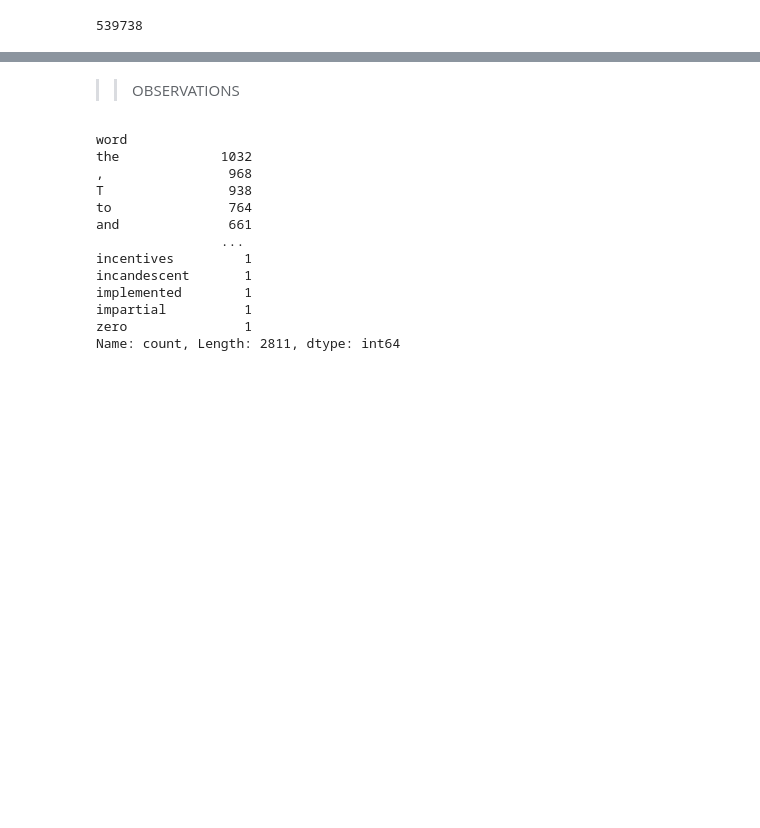
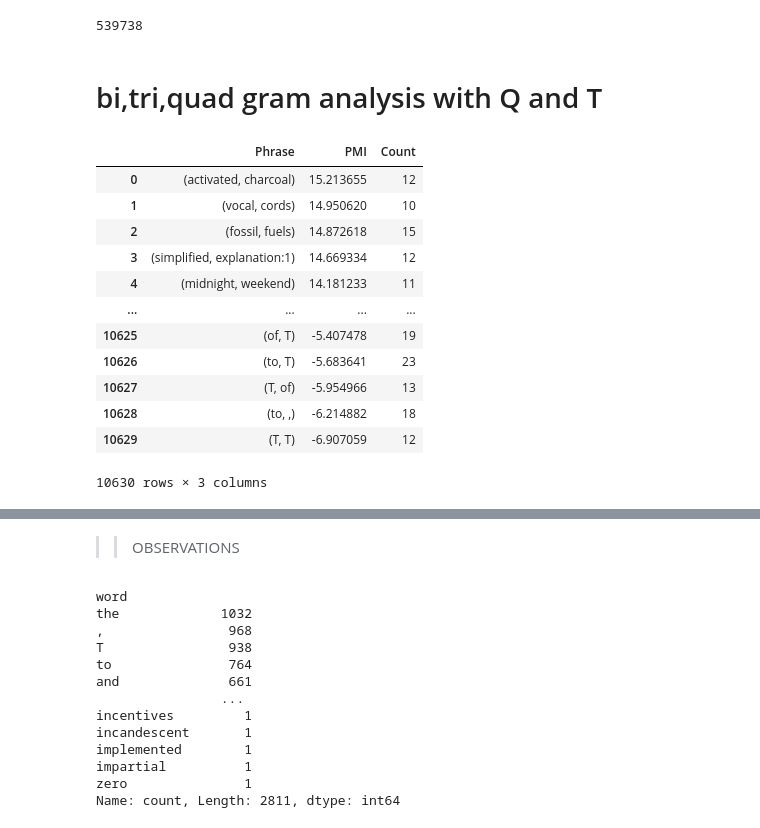
Before and after one commit to yflax/GriD, a Jupyter notebook: Bi and Tri Gram.ipynb, the cells around one changed output, grey strips where cells are left out. Saved outputs shown, nothing was run; the diff lists cells and outputs as text; code cells hidden in the pictures; blank space fills up the shorter version.

Commit message:
QT bi tri and quad GPT tables

```diff
--- a/Bi and Tri Gram.ipynb
+++ b/Bi and Tri Gram.ipynb
@@ -1336,3 +1198,19 @@ tem_df.to_csv('Q T Essay gpt.csv')
 len(tem_df)
 # %% [output]
 539738
+# %% [markdown]
+# bi,tri,quad gram analysis with Q and T
+# %%
+# STEP 1: MERGE ALL 3 LISTS
+
+
+
+combo_QT_list = QT_essay_gpt + Q_HC3_gpt + QT_reddit_gpt
+
+# # convert df to string
+# combined_df = ' '.join(all_3['word'].tolist())
+# combined_dfs =  combined_df.lower() # dont need for loop becasue .lower() lowercases the entire string
+# # one_string1
+
+
+a_string = ' '.join(combo_QT_list)
@@ -1338,0 +1238,45 @@ len(tem_df)
+# %%
+#from mean_sentence_length_function import pmi_count_phrase_create # func doesnt return a dataframe
+# STEP 3: FIND PMI AND COUNT FOR EACH PHRASE
+
+#pmi
+bigram_pmi = [i for i in finder.score_ngrams(bigram_measures.pmi)]
+trigram_pmi = [i for i in finder2.score_ngrams(trigram_measures.pmi)]
+quadgram_pmi = [i for i in finder3.score_ngrams(quadgram_measures.pmi)]
+# count
+bigram_freq1 = finder.ngram_fd.items()
+trigram_freq1 = finder2.ngram_fd.items()
+quadgram_freq1 = finder3.ngram_fd.items()
+# create three lists of count, pmi, and corresponding phrase
+# pmi_count_phrase_create(bigram_pmi,bigram_freq1)
+# %%
+# bigrams
+pmi3_list =[]
+count3_list =[]
+phrase3_list =[]
+for phrase, pmi in bigram_pmi:
+    for item in bigram_freq1:
+        quadgram,count = item
+        if quadgram == phrase:
+            pmi3_list.append(pmi)
+            count3_list.append(count)
+            phrase3_list.append(phrase)
+
+                # create dataframe
+            df_bigrams = pd.DataFrame({'Phrase':phrase3_list,'PMI':pmi3_list,'Count':count3_list})
+    # return df
+df_bigrams
+# %% [output]
+|  | Phrase | PMI | Count |
+| 0 | (activated, charcoal) | 15.213655 | 12 |
+| 1 | (vocal, cords) | 14.950620 | 10 |
+| 2 | (fossil, fuels) | 14.872618 | 15 |
+| 3 | (simplified, explanation:1) | 14.669334 | 12 |
+| 4 | (midnight, weekend) | 14.181233 | 11 |
+| ... | ... | ... | ... |
+| 10625 | (of, T) | -5.407478 | 19 |
+| 10626 | (to, T) | -5.683641 | 23 |
+| 10627 | (T, of) | -5.954966 | 13 |
+| 10628 | (to, ,) | -6.214882 | 18 |
+| 10629 | (T, T) | -6.907059 | 12 |
+10630 rows × 3 columns
```
Also changed, not shown: parts of 23 cells of this notebook, 4 other files.
